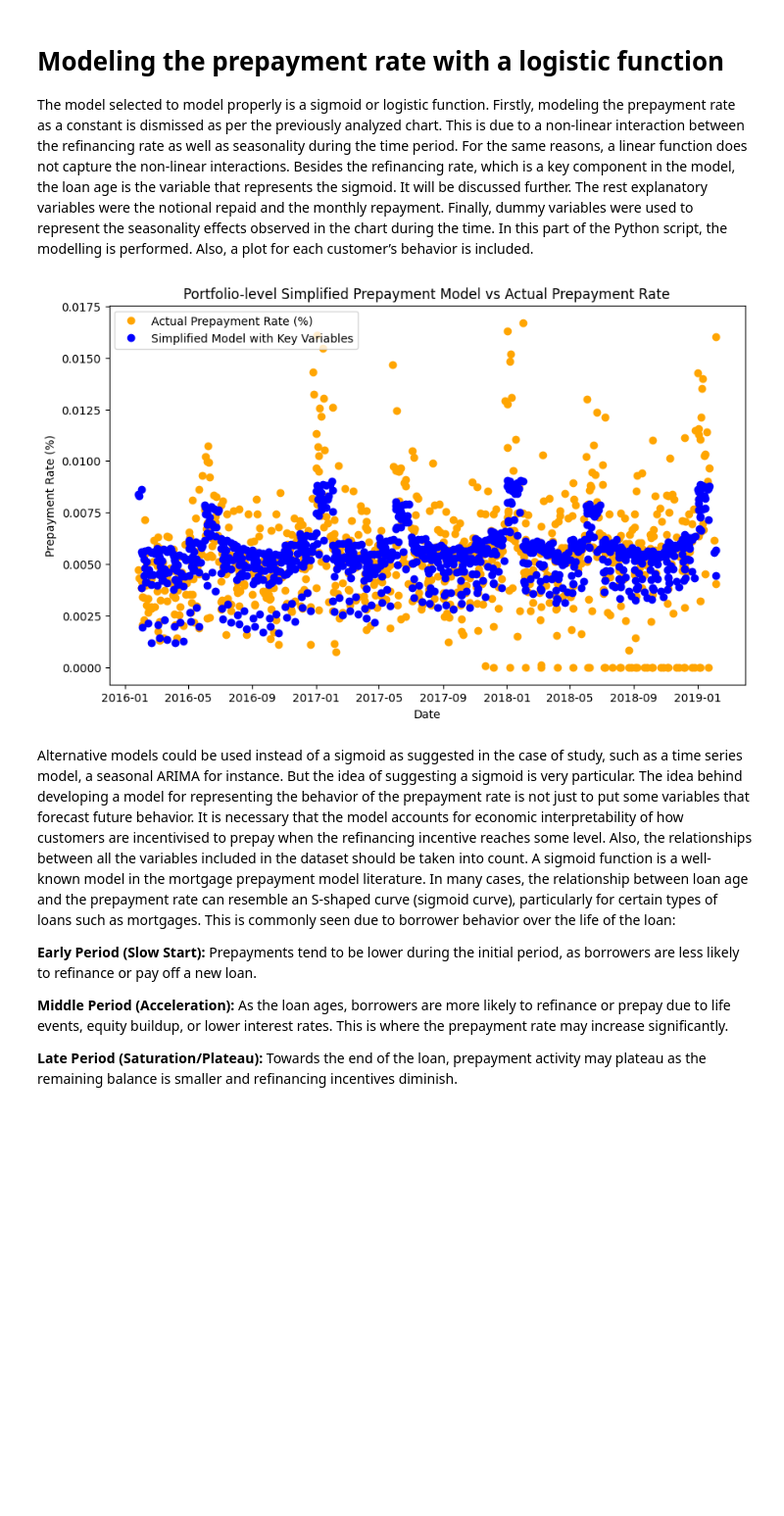
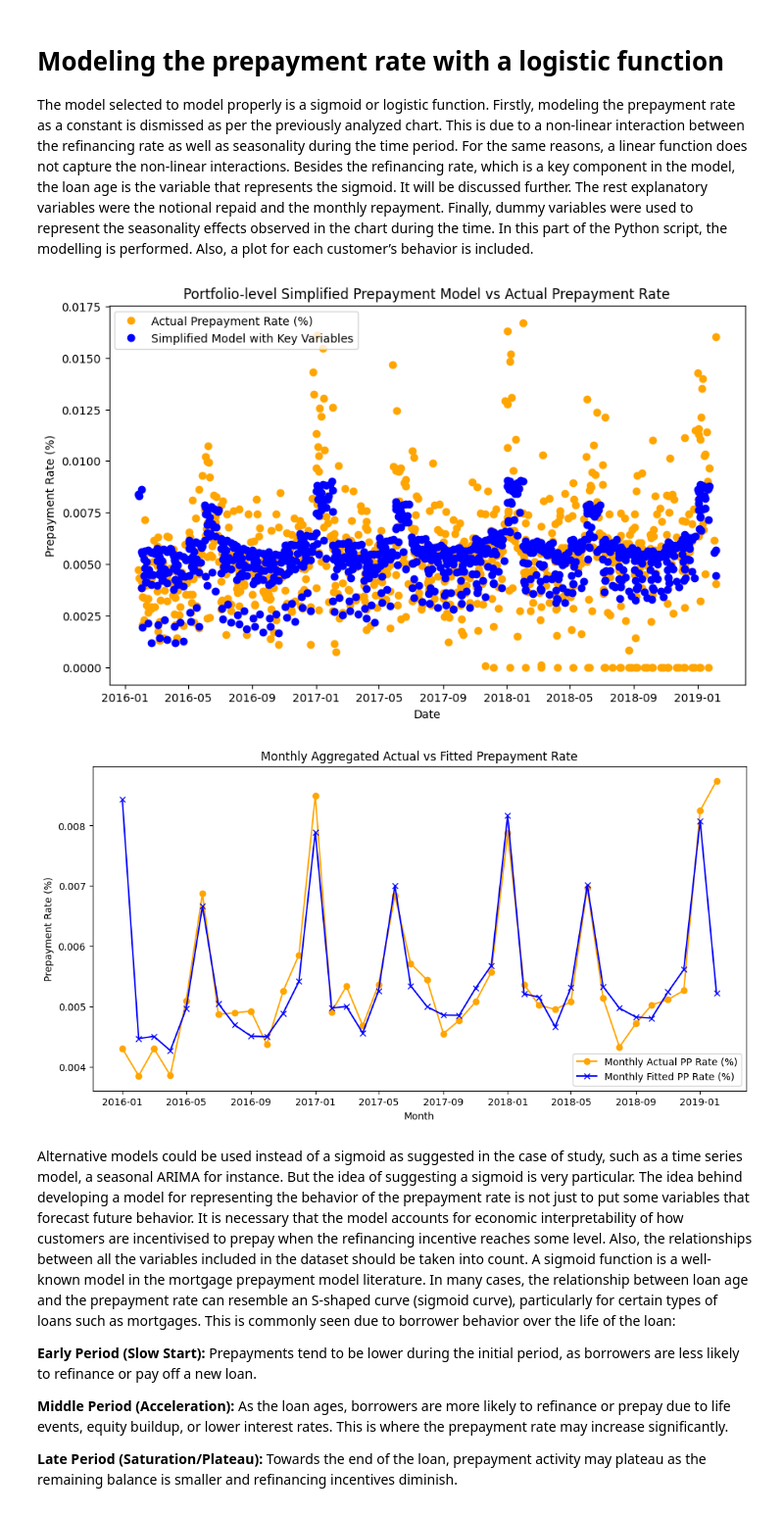
Before and after one commit to macontreras04/cpf, a Jupyter notebook: Final_Prepayment_model.ipynb, the cells around one changed output. Shown: that part at 98% size. Drawn from its saved outputs; the diff is of its cells as text; code cells hidden in the pictures; blank space fills up the shorter version.

```diff
--- a/Final_Prepayment_model.ipynb
+++ b/Final_Prepayment_model.ipynb
@@ -243,33 +243,48 @@ x_data = [
 y_data = data['PP_rate (%)']
 
 # Fit the simplified model to the entire dataset
 try:
     popt_simplified, _ = curve_fit(simplified_logistic_model, x_data, y_data, p0=initial_guess_simplified, maxfev=20000)
 
     # Calculate fitted values using the optimized model parameters
     fitted_values_simplified = simplified_logistic_model(x_data, *popt_simplified)
 
     # Apply a floor to the fitted values to ensure non-negative prepayment rates
     fitted_values_simplified = np.maximum(fitted_values_simplified, 0)
 
     # Plot actual Prepayment Rate and fitted model for the entire dataset using Record_date as the x-axis
     plt.figure(figsize=(10, 6))
     plt.plot(data['Record_date'], y_data, label='Actual Prepayment Rate (%)', color='orange', marker='o', linestyle='None')
     plt.plot(data['Record_date'], fitted_values_simplified, label='Simplified Model with Key Variables', color='blue',  marker='o', linestyle='None')
 
     # Adding labels, title, and legend
     plt.xlabel('Date')
     plt.ylabel('Prepayment Rate (%)')
     plt.title('Portfolio-level Simplified Prepayment Model vs Actual Prepayment Rate')
     plt.legend()
 
     # Display the plot
     plt.show()
 
+     # Plot monthly aggregated actual vs fitted prepayment rates
+    plt.figure(figsize=(12, 6))
+    plt.plot(monthly_actual_avg.index.to_timestamp(), monthly_actual_avg, label='Monthly Actual PP Rate (%)', color='orange', marker='o')
+    plt.plot(monthly_fitted_avg.index.to_timestamp(), monthly_fitted_avg, label='Monthly Fitted PP Rate (%)', color='blue', marker='x')
+
+    # Adding labels, title, and legend
+    plt.xlabel('Month')
+    plt.ylabel('Prepayment Rate (%)')
+    plt.title('Monthly Aggregated Actual vs Fitted Prepayment Rate')
+    plt.legend()
+
+    # Display the plot
+    plt.show()
+
 except Exception as e:
     print(f"An error occurred while fitting the model: {e}")
 # %% [output]
 [figure]
+[figure, added]
 # %% [markdown]
 Alternative models could be used instead of a sigmoid as suggested in the case of study, such as a time series model, a seasonal ARIMA for instance. But the idea of suggesting a sigmoid is very particular. The idea behind developing  a model for representing the behavior of the prepayment rate is not just to put some variables that forecast future behavior. It is necessary that the model accounts for economic interpretability of how customers are incentivised to prepay when the refinancing incentive reaches some level. Also, the relationships between all the variables included in the dataset should be taken into count. A sigmoid function is a well-known model in the mortgage prepayment model literature. In many cases, the relationship between loan age and the prepayment rate can resemble an S-shaped curve (sigmoid curve), particularly for certain types of loans such as mortgages. This is commonly seen due to borrower behavior over the life of the loan:
 
```
